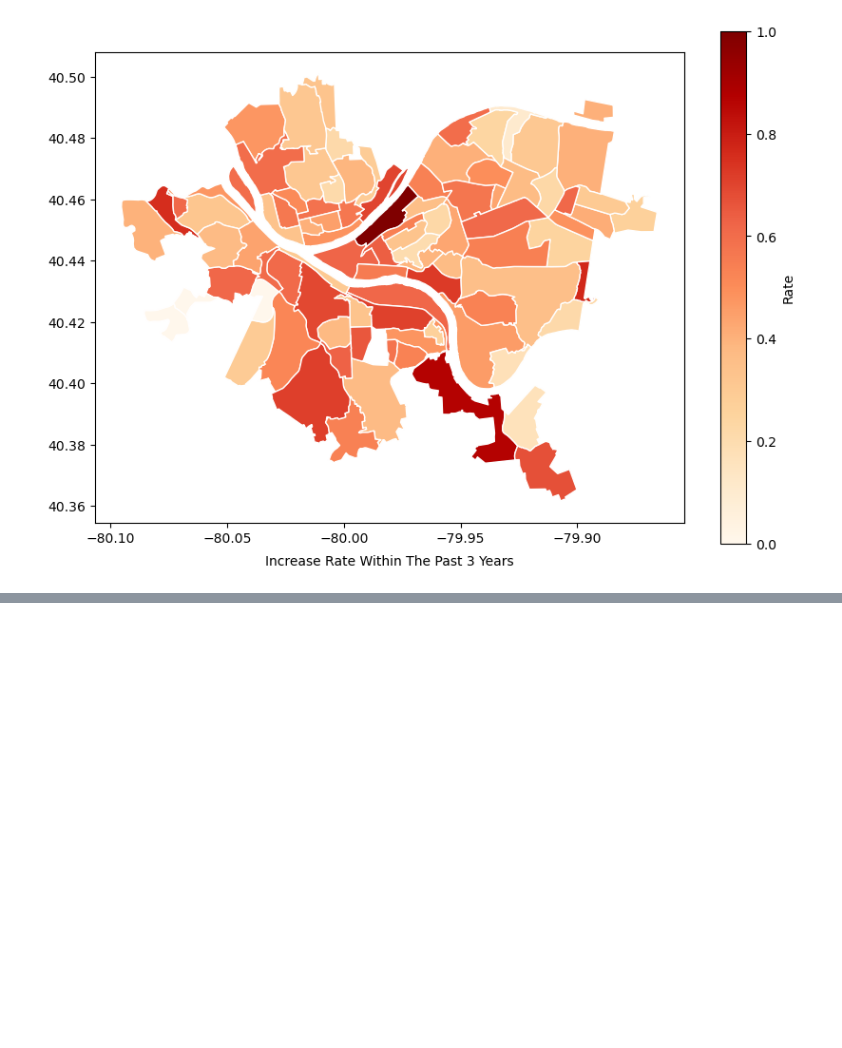
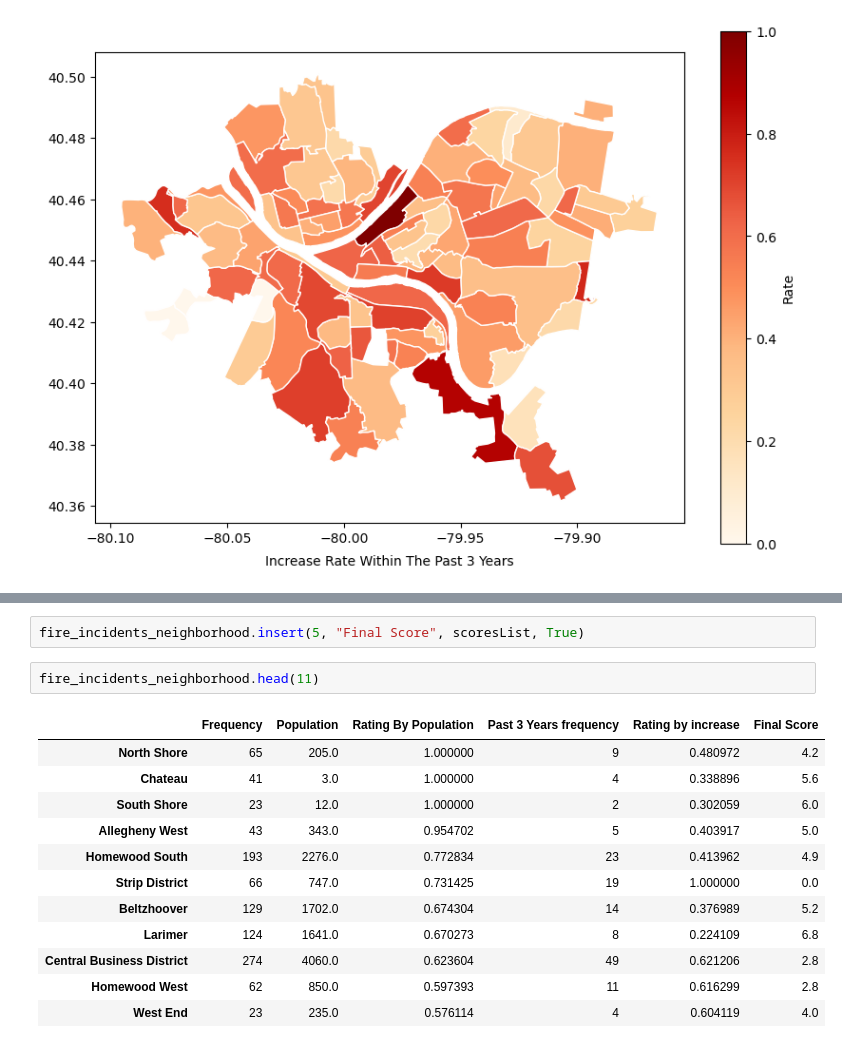
Before and after one commit to XianyuZhao04/CMPINF-0010-FinalProject, a Jupyter notebook: viTran_noteBook.ipynb, the cells around one changed output, grey strips where cells are left out. Saved outputs shown, nothing was run; the diff lists cells and outputs as text; blank space fills up the shorter version.

```diff
--- a/viTran_noteBook.ipynb
+++ b/viTran_noteBook.ipynb
@@ -375,0 +428,17 @@ Text(0.5, 69.97084282383948, 'Increase Rate Within The Past 3 Years')
+# %%
+fire_incidents_neighborhood.insert(5, "Final Score", scoresList, True)
+# %%
+fire_incidents_neighborhood.head(11)
+# %% [output]
+|  | Frequency | Population | Rating By Population | Past 3 Years frequency | Rating by increase | Final Score |
+| North Shore | 65 | 205.0 | 1.000000 | 9 | 0.480972 | 4.2 |
+| Chateau | 41 | 3.0 | 1.000000 | 4 | 0.338896 | 5.6 |
+| South Shore | 23 | 12.0 | 1.000000 | 2 | 0.302059 | 6.0 |
+| Allegheny West | 43 | 343.0 | 0.954702 | 5 | 0.403917 | 5.0 |
+| Homewood South | 193 | 2276.0 | 0.772834 | 23 | 0.413962 | 4.9 |
+| Strip District | 66 | 747.0 | 0.731425 | 19 | 1.000000 | 0.0 |
+| Beltzhoover | 129 | 1702.0 | 0.674304 | 14 | 0.376989 | 5.2 |
+| Larimer | 124 | 1641.0 | 0.670273 | 8 | 0.224109 | 6.8 |
+| Central Business District | 274 | 4060.0 | 0.623604 | 49 | 0.621206 | 2.8 |
+| Homewood West | 62 | 850.0 | 0.597393 | 11 | 0.616299 | 2.8 |
+| West End | 23 | 235.0 | 0.576114 | 4 | 0.604119 | 4.0 |
```
Also changed, not shown: parts of 5 cells of this notebook.
